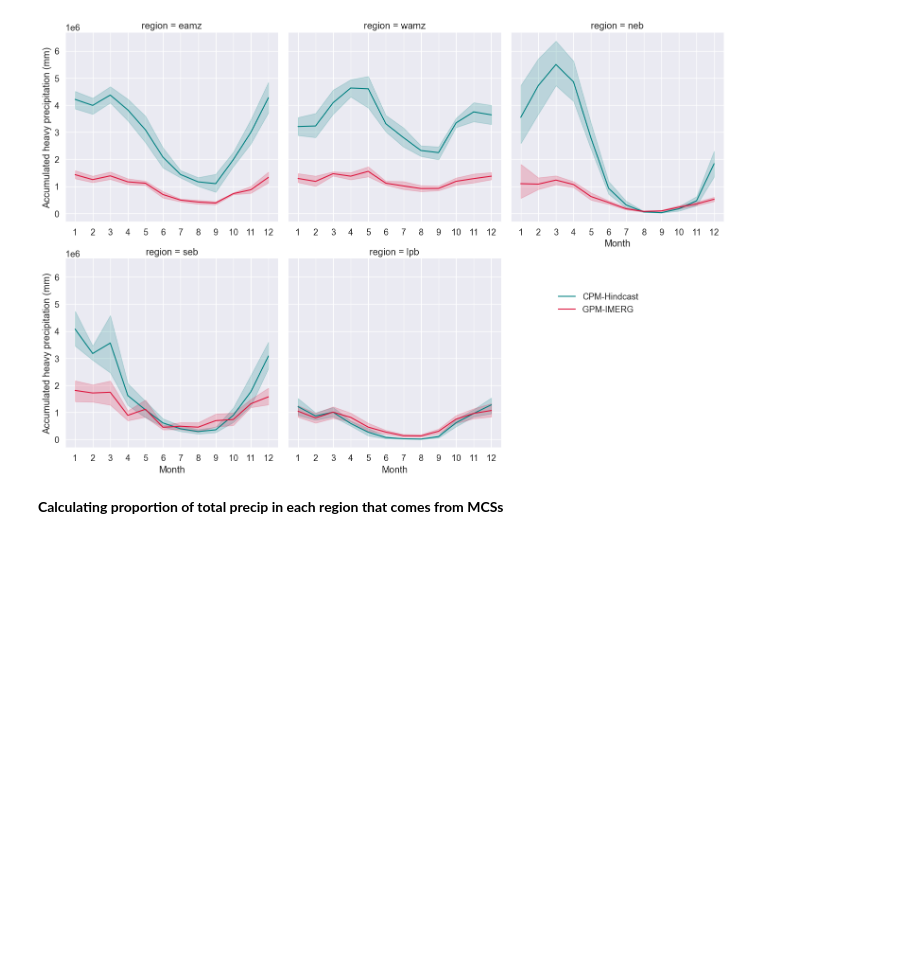
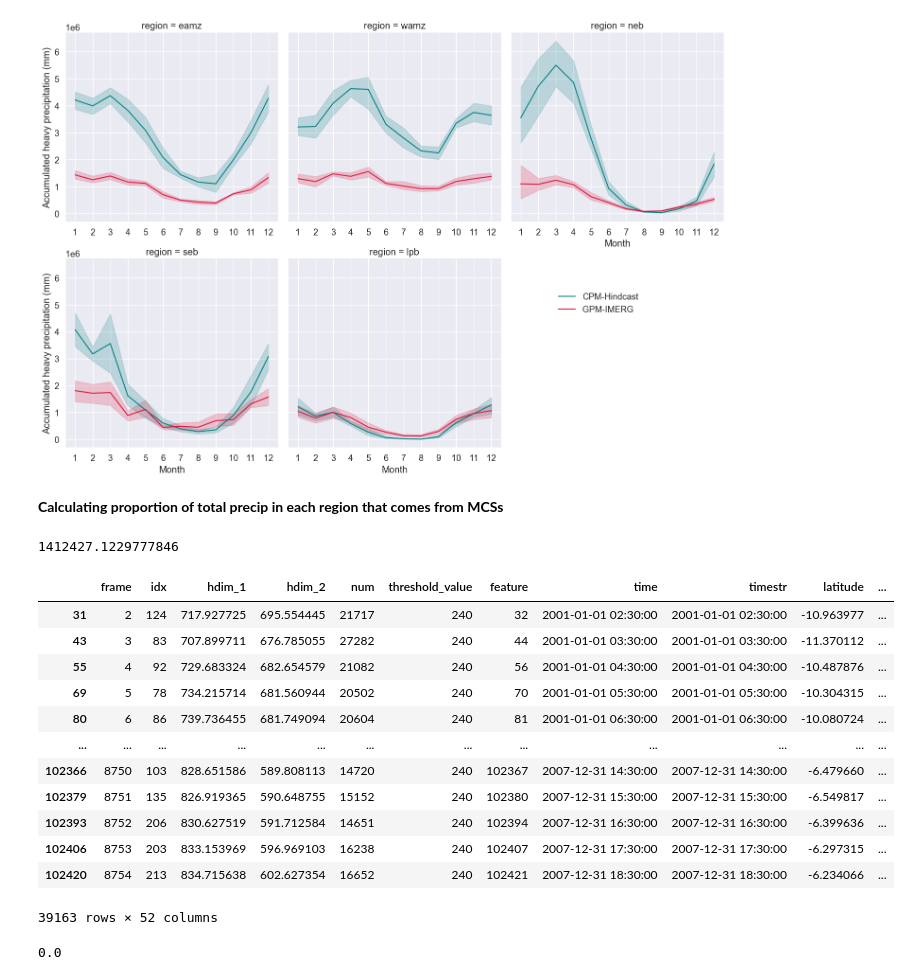
Before and after one commit to harrietgilmour/analysis, a Jupyter notebook: contribution_to_rainfall.ipynb, the cells around one changed output. Cells and saved outputs as stored; diff of their text form; code cells hidden in the pictures; blank space fills up the shorter version.

Commit message:
corrected % contribution to total rainfall

```diff
--- a/contribution_to_rainfall.ipynb
+++ b/contribution_to_rainfall.ipynb
@@ -493,0 +494,6 @@ g.set_xticklabels(labels=np.arange(1,13), step=1)
+# %%
+eamz_tracks_cpm = pd.read_hdf('/project/cssp_brazil/mcs_tracking_HG/CPM_HINDCAST_TRACKS/final_tracks_CPM_REGRIDDED/regional_box_tracks/eamz_tracks_cpm.hdf', 'table')
+wamz_tracks_cpm = pd.read_hdf('/project/cssp_brazil/mcs_tracking_HG/CPM_HINDCAST_TRACKS/final_tracks_CPM_REGRIDDED/regional_box_tracks/wamz_tracks_cpm.hdf', 'table')
+neb_tracks_cpm =pd.read_hdf('/project/cssp_brazil/mcs_tracking_HG/CPM_HINDCAST_TRACKS/final_tracks_CPM_REGRIDDED/regional_box_tracks/neb_tracks_cpm.hdf', 'table')
+seb_tracks_cpm =pd.read_hdf('/project/cssp_brazil/mcs_tracking_HG/CPM_HINDCAST_TRACKS/final_tracks_CPM_REGRIDDED/regional_box_tracks/seb_tracks_cpm.hdf', 'table')
+lpb_tracks_cpm =pd.read_hdf('/project/cssp_brazil/mcs_tracking_HG/CPM_HINDCAST_TRACKS/final_tracks_CPM_REGRIDDED/regional_box_tracks/lpb_tracks_cpm.hdf', 'table')
@@ -493,0 +506,28 @@ g.set_xticklabels(labels=np.arange(1,13), step=1)
+# %%
+eamz_cpm_2001 = eamz_tracks_cpm[eamz_tracks_cpm.datetime.dt.year == 2001]
+eamz_cpm_2001_01 = eamz_cpm_2001[eamz_cpm_2001.datetime.dt.month == 2]
+eamz_cpm_2001_01.total_precip.sum()
+# %% [output]
+1412427.1229777846
+# %%
+eamz_tracks_cpm
+# %% [output]
+|  | frame | idx | hdim_1 | hdim_2 | num | threshold_value | feature | time | timestr | latitude | ... |
+| 31 | 2 | 124 | 717.927725 | 695.554445 | 21717 | 240 | 32 | 2001-01-01 02:30:00 | 2001-01-01 02:30:00 | -10.963977 | ... |
+| 43 | 3 | 83 | 707.899711 | 676.785055 | 27282 | 240 | 44 | 2001-01-01 03:30:00 | 2001-01-01 03:30:00 | -11.370112 | ... |
+| 55 | 4 | 92 | 729.683324 | 682.654579 | 21082 | 240 | 56 | 2001-01-01 04:30:00 | 2001-01-01 04:30:00 | -10.487876 | ... |
+| 69 | 5 | 78 | 734.215714 | 681.560944 | 20502 | 240 | 70 | 2001-01-01 05:30:00 | 2001-01-01 05:30:00 | -10.304315 | ... |
+| 80 | 6 | 86 | 739.736455 | 681.749094 | 20604 | 240 | 81 | 2001-01-01 06:30:00 | 2001-01-01 06:30:00 | -10.080724 | ... |
+| ... | ... | ... | ... | ... | ... | ... | ... | ... | ... | ... | ... |
+| 102366 | 8750 | 103 | 828.651586 | 589.808113 | 14720 | 240 | 102367 | 2007-12-31 14:30:00 | 2007-12-31 14:30:00 | -6.479660 | ... |
+| 102379 | 8751 | 135 | 826.919365 | 590.648755 | 15152 | 240 | 102380 | 2007-12-31 15:30:00 | 2007-12-31 15:30:00 | -6.549817 | ... |
+| 102393 | 8752 | 206 | 830.627519 | 591.712584 | 14651 | 240 | 102394 | 2007-12-31 16:30:00 | 2007-12-31 16:30:00 | -6.399636 | ... |
+| 102406 | 8753 | 203 | 833.153969 | 596.969103 | 16238 | 240 | 102407 | 2007-12-31 17:30:00 | 2007-12-31 17:30:00 | -6.297315 | ... |
+| 102420 | 8754 | 213 | 834.715638 | 602.627354 | 16652 | 240 | 102421 | 2007-12-31 18:30:00 | 2007-12-31 18:30:00 | -6.234066 | ... |
+39163 rows × 52 columns
+# %%
+neb_cpm_2003 = neb_tracks_cpm[neb_tracks_cpm.datetime.dt.year == 2003]
+# neb_cpm_2003_09 = neb_cpm_2003[neb_cpm_2003.datetime.dt.month == 9]
+neb_cpm_2003[neb_cpm_2003.datetime.dt.month == 9].total_precip.sum()
+# %% [output]
+0.0
```
Also changed, not shown: parts of 11 cells of this notebook.
